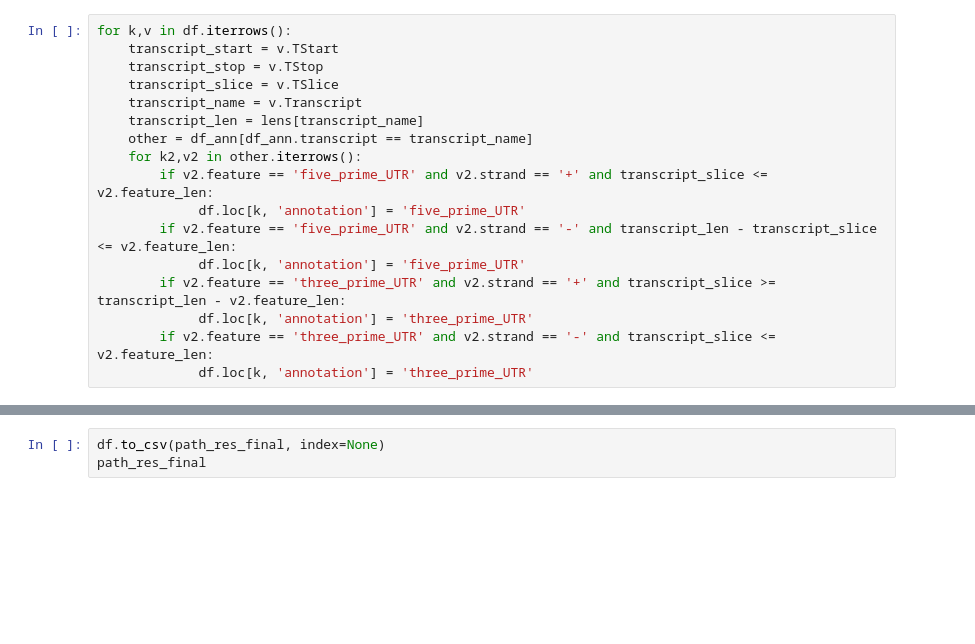
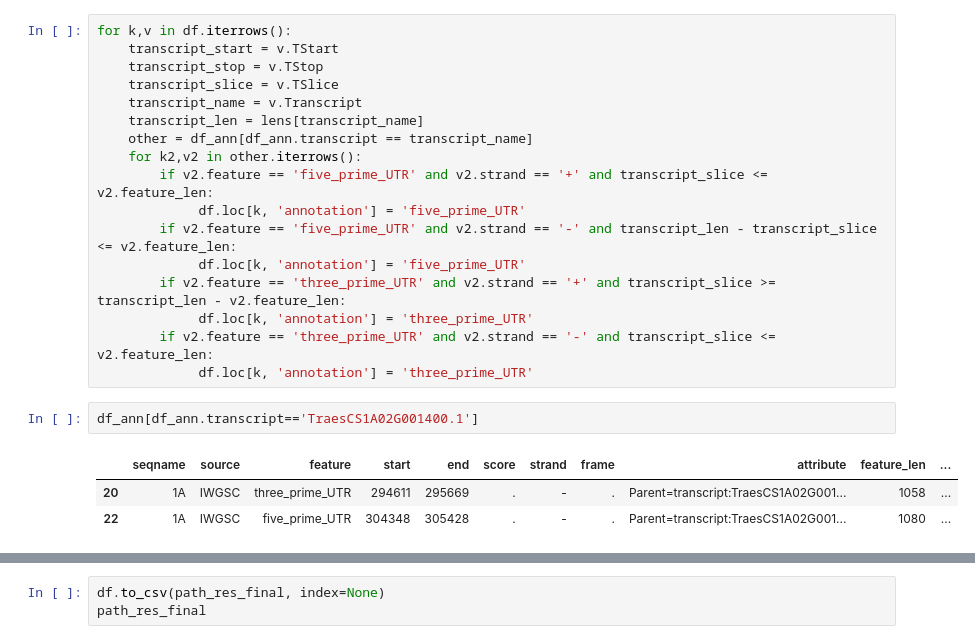
Before and after one commit to juancresc/mirna_mite, a Jupyter notebook: 2_analysis/2_cleavage.ipynb, the cells around one changed output, grey strips where cells are left out. Cells and saved outputs as stored; diff of their text form; blank space fills up the shorter version.

```diff
--- a/2_analysis/2_cleavage.ipynb
+++ b/2_analysis/2_cleavage.ipynb
@@ -194,4 +205,10 @@ for k,v in df.iterrows():
              df.loc[k, 'annotation'] = 'three_prime_UTR'
         if v2.feature == 'three_prime_UTR' and v2.strand == '-' and transcript_slice <= v2.feature_len:
              df.loc[k, 'annotation'] = 'three_prime_UTR'
+# %%
+df_ann[df_ann.transcript=='TraesCS1A02G001400.1']
+# %% [output]
+|  | seqname | source | feature | start | end | score | strand | frame | attribute | feature_len | ... |
+| 20 | 1A | IWGSC | three_prime_UTR | 294611 | 295669 | . | - | . | Parent=transcript:TraesCS1A02G001... | 1058 | ... |
+| 22 | 1A | IWGSC | five_prime_UTR | 304348 | 305428 | . | - | . | Parent=transcript:TraesCS1A02G001... | 1080 | ... |
 # %%
```
Also changed, not shown: parts of 15 cells of this notebook, 1 other file.
